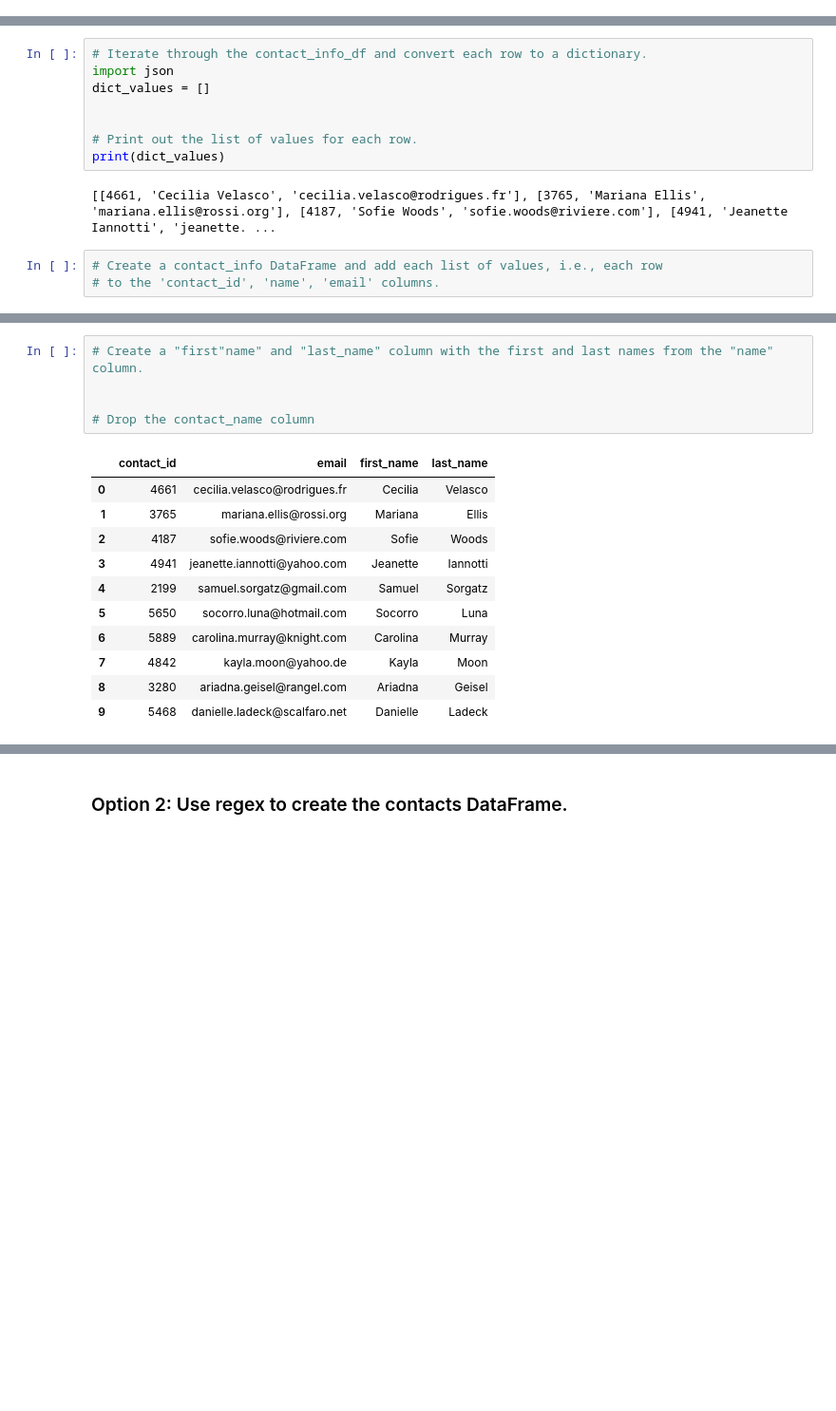
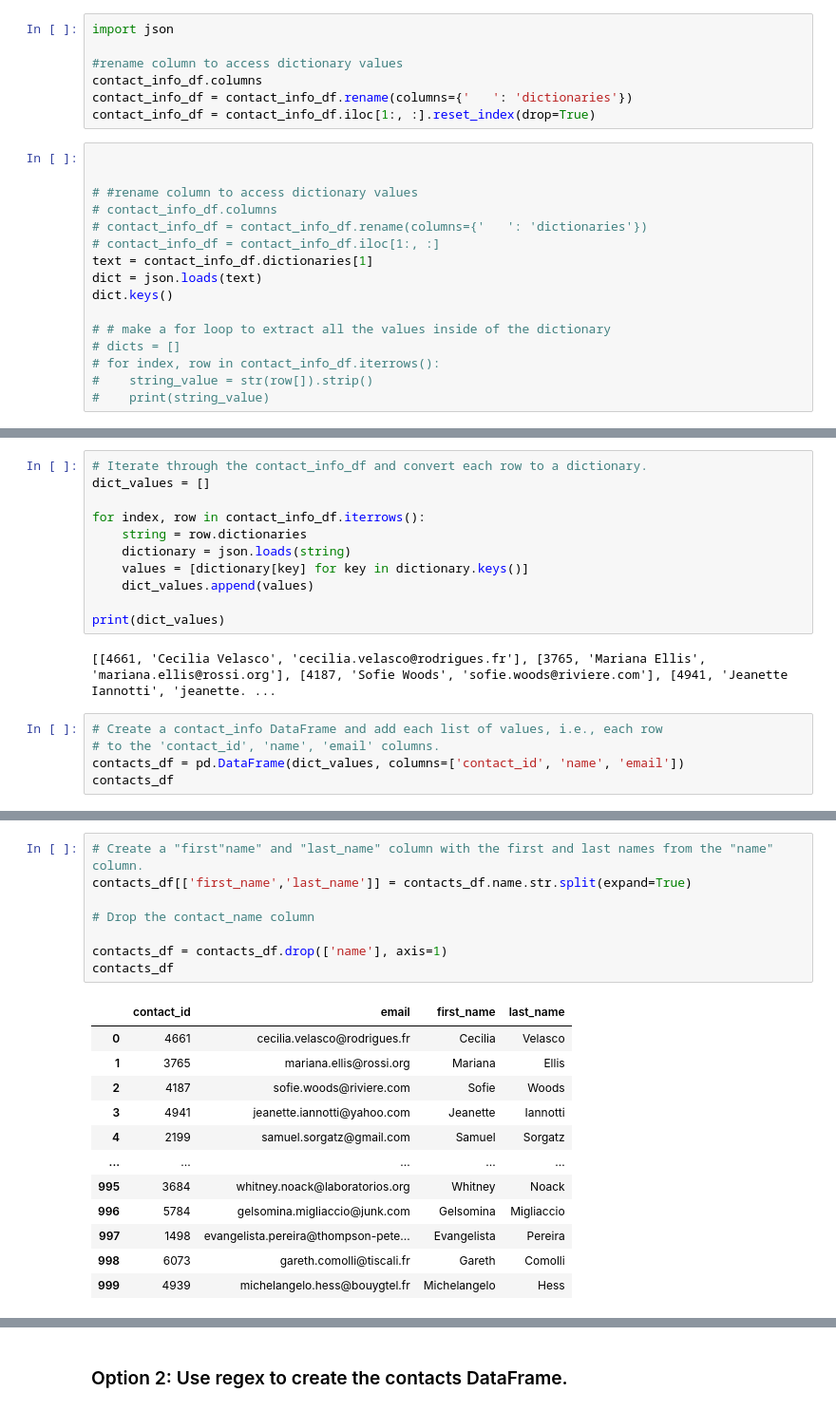
Before and after one commit to ericllorente1/crowdfunding_etl_1, a Jupyter notebook: ETL_Mini_Project_Starter_Code.ipynb, the cells around one changed output, grey strips where cells are left out. Shown at 95% size. Cells and saved outputs as stored; diff of their text form; blank space fills up the shorter version.

Commit message:
contacts csv

```diff
--- a/ETL_Mini_Project_Starter_Code.ipynb
+++ b/ETL_Mini_Project_Starter_Code.ipynb
@@ -367,3 +367,26 @@ contact_info_df.head()
 Then export the DataFrame as a `contacts.csv` CSV file.
 # %% [markdown]
 ### Option 1: Use Pandas to create the contacts DataFrame.
+# %%
+import json
+
+#rename column to access dictionary values
+contact_info_df.columns
+contact_info_df = contact_info_df.rename(columns={'   ': 'dictionaries'})
+contact_info_df = contact_info_df.iloc[1:, :].reset_index(drop=True)
+# %%
+
+
+# #rename column to access dictionary values
+# contact_info_df.columns
+# contact_info_df = contact_info_df.rename(columns={'   ': 'dictionaries'})
+# contact_info_df = contact_info_df.iloc[1:, :]
+text = contact_info_df.dictionaries[1]
+dict = json.loads(text)
+dict.keys()
+
+# # make a for loop to extract all the values inside of the dictionary
+# dicts = []
+# for index, row in contact_info_df.iterrows():
+#    string_value = str(row[]).strip()
+#    print(string_value)
@@ -370,16 +395,21 @@ Then export the DataFrame as a `contacts.csv` CSV file.
 # %%
 # Iterate through the contact_info_df and convert each row to a dictionary.
-import json
 dict_values = []
 
+for index, row in contact_info_df.iterrows():
+    string = row.dictionaries
+    dictionary = json.loads(string)
+    values = [dictionary[key] for key in dictionary.keys()]
+    dict_values.append(values)
 
-# Print out the list of values for each row.
 print(dict_values)
 # %% [output]
 [[4661, 'Cecilia Velasco', 'cecilia.velasco@rodrigues.fr'], [3765, 'Mariana Ellis', 'mariana.ellis@rossi.org'], [4187, 'Sofie Woods', 'sofie.woods@riviere.com'], [4941, 'Jeanette Iannotti', 'jeanette. ...
 # %%
 # Create a contact_info DataFrame and add each list of values, i.e., each row
 # to the 'contact_id', 'name', 'email' columns.
+contacts_df = pd.DataFrame(dict_values, columns=['contact_id', 'name', 'email'])
+contacts_df
 # %% [output]
 |  | contact_id | name | email |
 | 0 | 4661 | Cecilia Velasco | cecilia.velasco@rodrigues.fr |
@@ -402,18 +440,22 @@ dtypes: int64(1), object(2)
 memory usage: 23.6+ KB
 # %%
 # Create a "first"name" and "last_name" column with the first and last names from the "name" column.
-
+contacts_df[['first_name','last_name']] = contacts_df.name.str.split(expand=True)
 
 # Drop the contact_name column
+
+contacts_df = contacts_df.drop(['name'], axis=1)
+contacts_df
 # %% [output]
 |  | contact_id | email | first_name | last_name |
 | 0 | 4661 | cecilia.velasco@rodrigues.fr | Cecilia | Velasco |
 | 1 | 3765 | mariana.ellis@rossi.org | Mariana | Ellis |
 | 2 | 4187 | sofie.woods@riviere.com | Sofie | Woods |
 | 3 | 4941 | jeanette.iannotti@yahoo.com | Jeanette | Iannotti |
 | 4 | 2199 | samuel.sorgatz@gmail.com | Samuel | Sorgatz |
-| 5 | 5650 | socorro.luna@hotmail.com | Socorro | Luna |
-| 6 | 5889 | carolina.murray@knight.com | Carolina | Murray |
-| 7 | 4842 | kayla.moon@yahoo.de | Kayla | Moon |
-| 8 | 3280 | ariadna.geisel@rangel.com | Ariadna | Geisel |
-| 9 | 5468 | danielle.ladeck@scalfaro.net | Danielle | Ladeck |
+| ... | ... | ... | ... | ... |
+| 995 | 3684 | whitney.noack@laboratorios.org | Whitney | Noack |
+| 996 | 5784 | gelsomina.migliaccio@junk.com | Gelsomina | Migliaccio |
+| 997 | 1498 | evangelista.pereira@thompson-pete... | Evangelista | Pereira |
+| 998 | 6073 | gareth.comolli@tiscali.fr | Gareth | Comolli |
+| 999 | 4939 | michelangelo.hess@bouygtel.fr | Michelangelo | Hess |
```
Also changed, not shown: parts of 7 cells of this notebook, 2 other files.
